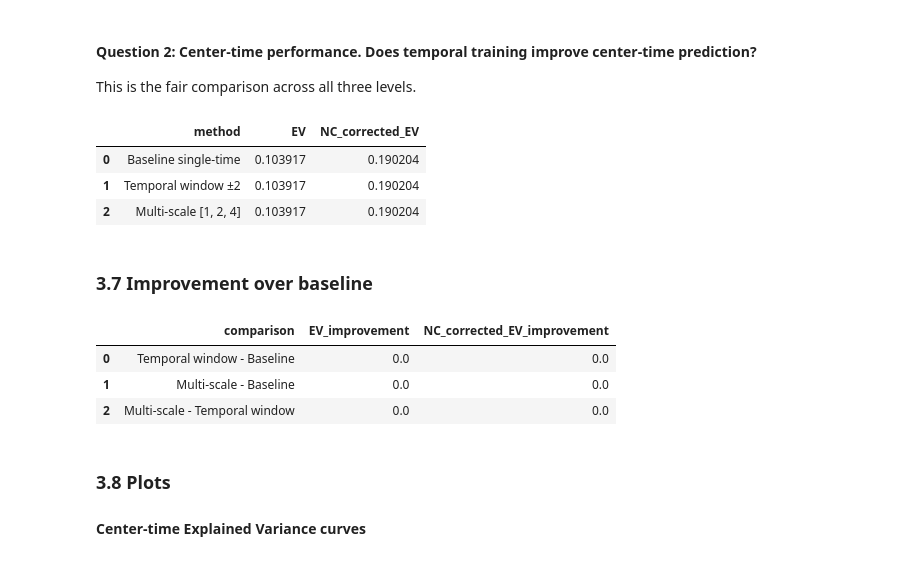
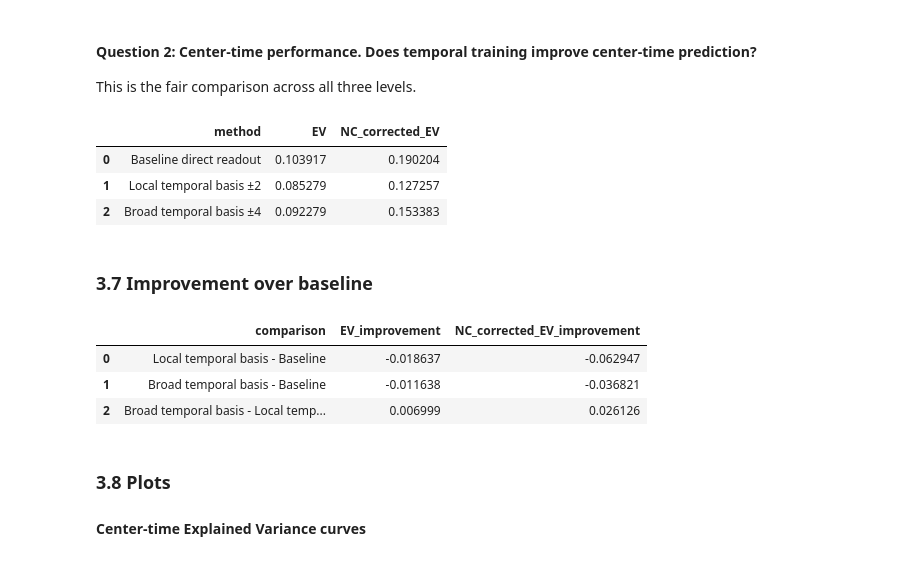
Before and after one commit to Shakikii/Brain-like_Project, a Jupyter notebook: nx414_Clara.ipynb, the cells around one changed output. Cells and saved outputs as stored; diff of their text form; code cells hidden in the pictures.

```diff
--- a/nx414_Clara.ipynb
+++ b/nx414_Clara.ipynb
@@ -2835,7 +2900,7 @@ def flatten_nc_window(noise_ceiling, start, end):
 # %% [markdown]
 ### 3.4 Model fitting function
 # %%
-def fit_ridge_readout(X_train, Y_train, alpha=1e6):
+def fit_ridge_readout(X_train, Y_train, alpha=BEST_ALPHA):
     model = make_pipeline(
         StandardScaler(),
         Ridge(alpha=alpha)
@@ -2849,10 +2914,8 @@ Temporal readouts result in a model based on a central time point.
 To avoid kernel crashes, a regular subset of time points is evaluated.
 All methods are then compared on precisely these same time points.
 # %%
-MAX_TEMPORAL_CONTEXT = max(max(MULTI_WINDOWS), LOCAL_WINDOW)
+MAX_TEMPORAL_CONTEXT = max(LOCAL_WINDOW, BROAD_WINDOW)
 
-# Evaluate every 4 time points.
-# If this is still too slow, replace 4 by 8.
 EVAL_STEP = 4
 
 EVAL_TIMES_COMMON = np.arange(
@@ -2935,7 +2995,7 @@ def run_baseline_single_timepoint(
         "model": model
     }
 # %%
-baseline_results = run_baseline_single_timepoint(
+baseline_results = run_baseline_direct_readout(
     X_train=X_train_feat,
     X_test=X_test_feat,
     Y_train=Y_train_eeg,
@@ -2944,13 +3004,15 @@ baseline_results = run_baseline_single_timepoint(
     alpha=BEST_ALPHA
 )
 
-print("Baseline mean center EV, all times:",
+print("Baseline center EV, all times:",
       np.nanmean(baseline_results["ev_center"]))
-print("Baseline mean center NC-corrected EV, all times:",
+
+print("Baseline center NC-corrected EV, all times:",
       np.nanmean(baseline_results["ev_center_nc"]))
 
-print("Baseline mean center EV, common eval times:",
+print("Baseline center EV, common eval times:",
       np.nanmean(baseline_results["ev_center"][EVAL_TIMES_COMMON]))
-print("Baseline mean center NC-corrected EV, common eval times:",
+
+print("Baseline center NC-corrected EV, common eval times:",
       np.nanmean(baseline_results["ev_center_nc"][EVAL_TIMES_COMMON]))
 # %% [output]
@@ -3343,63 +3563,63 @@ This is the fair comparison across all three levels.
 # %%
 center_time_summary = pd.DataFrame([
     {
-        "method": "Baseline single-time",
+        "method": "Baseline direct readout",
         "EV": np.nanmean(baseline_results["ev_center"][EVAL_TIMES_COMMON]),
         "NC_corrected_EV": np.nanmean(baseline_results["ev_center_nc"][EVAL_TIMES_COMMON]),
     },
     {
-        "method": f"Temporal window ±{LOCAL_WINDOW}",
-        "EV": np.nanmean(temporal_window_results["ev_center"][EVAL_TIMES_COMMON]),
-        "NC_corrected_EV": np.nanmean(temporal_window_results["ev_center_nc"][EVAL_TIMES_COMMON]),
+        "method": f"Local temporal basis ±{LOCAL_WINDOW}",
+        "EV": np.nanmean(local_temporal_results["ev_center"][EVAL_TIMES_COMMON]),
+        "NC_corrected_EV": np.nanmean(local_temporal_results["ev_center_nc"][EVAL_TIMES_COMMON]),
     },
     {
-        "method": f"Multi-scale {MULTI_WINDOWS}",
-        "EV": np.nanmean(multiscale_results["ev_center"][EVAL_TIMES_COMMON]),
-        "NC_corrected_EV": np.nanmean(multiscale_results["ev_center_nc"][EVAL_TIMES_COMMON]),
+        "method": f"Broad temporal basis ±{BROAD_WINDOW}",
+        "EV": np.nanmean(broad_temporal_results["ev_center"][EVAL_TIMES_COMMON]),
+        "NC_corrected_EV": np.nanmean(broad_temporal_results["ev_center_nc"][EVAL_TIMES_COMMON]),
     }
 ])
 
 display(center_time_summary)
 # %% [output]
 |  | method | EV | NC_corrected_EV |
-| 0 | Baseline single-time | 0.103917 | 0.190204 |
-| 1 | Temporal window ±2 | 0.103917 | 0.190204 |
-| 2 | Multi-scale [1, 2, 4] | 0.103917 | 0.190204 |
+| 0 | Baseline direct readout | 0.103917 | 0.190204 |
+| 1 | Local temporal basis ±2 | 0.085279 | 0.127257 |
+| 2 | Broad temporal basis ±4 | 0.092279 | 0.153383 |
 # %% [markdown]
 ### 3.7 Improvement over baseline
 # %%
 baseline_ev = np.nanmean(baseline_results["ev_center"][EVAL_TIMES_COMMON])
-temporal_ev = np.nanmean(temporal_window_results["ev_center"][EVAL_TIMES_COMMON])
-multiscale_ev = np.nanmean(multiscale_results["ev_center"][EVAL_TIMES_COMMON])
+local_ev = np.nanmean(local_temporal_results["ev_center"][EVAL_TIMES_COMMON])
+broad_ev = np.nanmean(broad_temporal_results["ev_center"][EVAL_TIMES_COMMON])
 
 baseline_nc = np.nanmean(baseline_results["ev_center_nc"][EVAL_TIMES_COMMON])
-temporal_nc = np.nanmean(temporal_window_results["ev_center_nc"][EVAL_TIMES_COMMON])
-multiscale_nc = np.nanmean(multiscale_results["ev_center_nc"][EVAL_TIMES_COMMON])
+local_nc = np.nanmean(local_temporal_results["ev_center_nc"][EVAL_TIMES_COMMON])
+broad_nc = np.nanmean(broad_temporal_results["ev_center_nc"][EVAL_TIMES_COMMON])
 
 improvement_summary = pd.DataFrame([
     {
-        "comparison": "Temporal window - Baseline",
-        "EV_improvement": temporal_ev - baseline_ev,
-        "NC_corrected_EV_improvement": temporal_nc - baseline_nc,
+        "comparison": "Local temporal basis - Baseline",
+        "EV_improvement": local_ev - baseline_ev,
+        "NC_corrected_EV_improvement": local_nc - baseline_nc,
     },
     {
-        "comparison": "Multi-scale - Baseline",
-        "EV_improvement": multiscale_ev - baseline_ev,
-        "NC_corrected_EV_improvement": multiscale_nc - baseline_nc,
+        "comparison": "Broad temporal basis - Baseline",
+        "EV_improvement": broad_ev - baseline_ev,
+        "NC_corrected_EV_improvement": broad_nc - baseline_nc,
     },
     {
-        "comparison": "Multi-scale - Temporal window",
-        "EV_improvement": multiscale_ev - temporal_ev,
-        "NC_corrected_EV_improvement": multiscale_nc - temporal_nc,
+        "comparison": "Broad temporal basis - Local temporal basis",
+        "EV_improvement": broad_ev - local_ev,
+        "NC_corrected_EV_improvement": broad_nc - local_nc,
     }
 ])
 
 display(improvement_summary)
 # %% [output]
 |  | comparison | EV_improvement | NC_corrected_EV_improvement |
-| 0 | Temporal window - Baseline | 0.0 | 0.0 |
-| 1 | Multi-scale - Baseline | 0.0 | 0.0 |
-| 2 | Multi-scale - Temporal window | 0.0 | 0.0 |
+| 0 | Local temporal basis - Baseline | -0.018637 | -0.062947 |
+| 1 | Broad temporal basis - Baseline | -0.011638 | -0.036821 |
+| 2 | Broad temporal basis - Local temp... | 0.006999 | 0.026126 |
 # %% [markdown]
 ### 3.8 Plots
 #### Center-time Explained Variance curves
```
Also changed, not shown: parts of 26 cells of this notebook.
